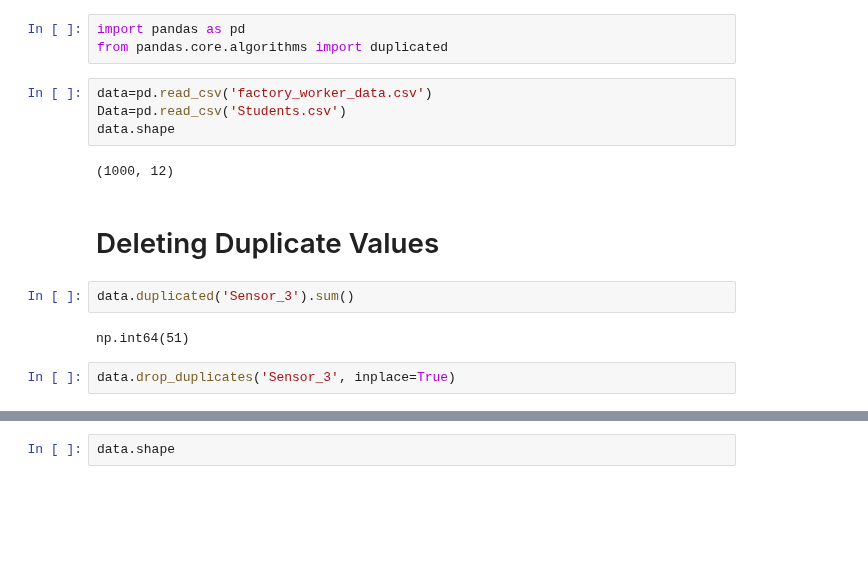
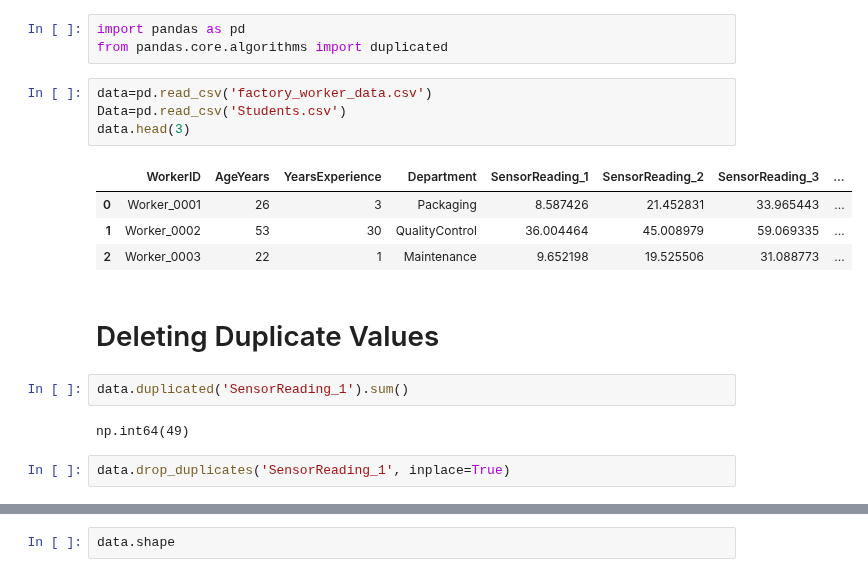
Before and after one commit to HammadAli08/Python-Toolbox, a Jupyter notebook: Pandas.ipynb, the cells around one changed output, grey strips where cells are left out. Saved outputs shown, nothing was run; the diff lists cells and outputs as text; blank space fills up the shorter version.

```diff
--- a/Pandas.ipynb
+++ b/Pandas.ipynb
@@ -4,15 +4,18 @@ from pandas.core.algorithms import duplicated
 # %%
 data=pd.read_csv('factory_worker_data.csv')
 Data=pd.read_csv('Students.csv')
-data.shape
+data.head(3)
 # %% [output]
-(1000, 12)
+|  | WorkerID | AgeYears | YearsExperience | Department | SensorReading_1 | SensorReading_2 | SensorReading_3 | ... |
+| 0 | Worker_0001 | 26 | 3 | Packaging | 8.587426 | 21.452831 | 33.965443 | ... |
+| 1 | Worker_0002 | 53 | 30 | QualityControl | 36.004464 | 45.008979 | 59.069335 | ... |
+| 2 | Worker_0003 | 22 | 1 | Maintenance | 9.652198 | 19.525506 | 31.088773 | ... |
 # %% [markdown]
 # Deleting Duplicate Values
 # %%
-data.duplicated('Sensor_3').sum()
+data.duplicated('SensorReading_1').sum()
 # %% [output]
-np.int64(51)
+np.int64(49)
 # %%
-data.drop_duplicates('Sensor_3', inplace=True)
+data.drop_duplicates('SensorReading_1', inplace=True)
 # %%
```
Also changed, not shown: parts of 1 cell of this notebook, 6 other files.
